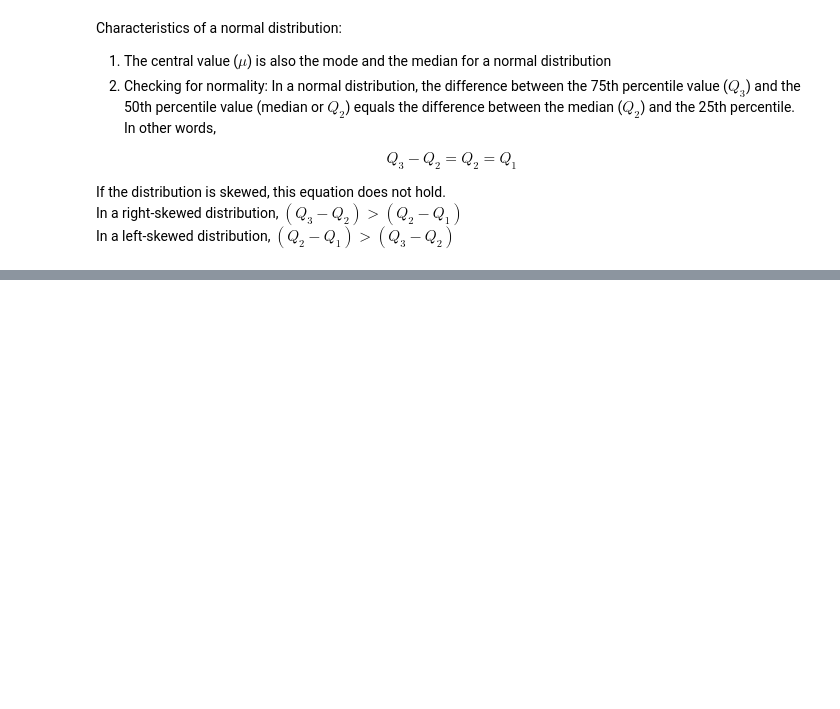
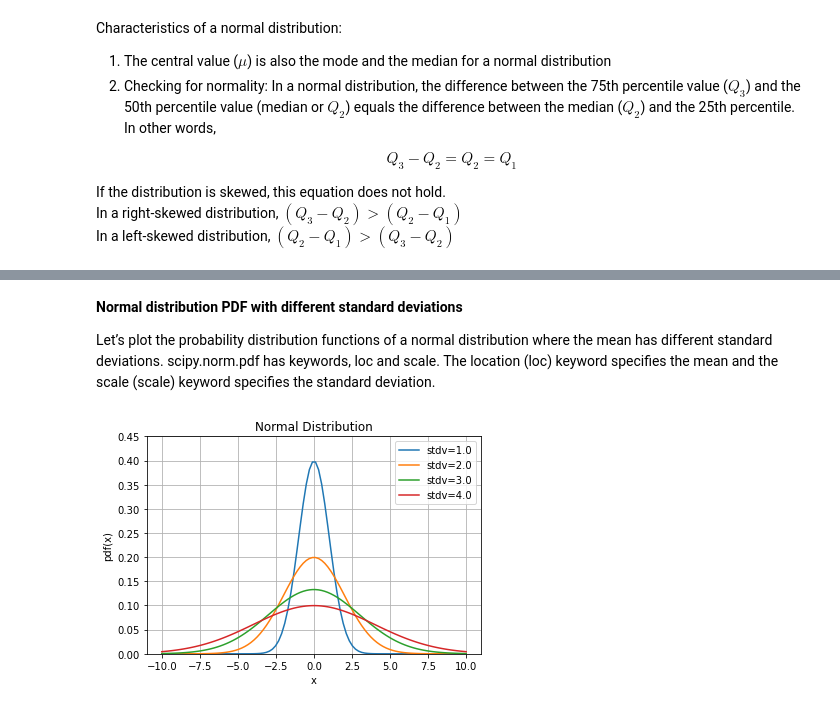
Before and after one commit to CodeRabbitHub/Statistics-and-Probability-For-Data-Science, a Jupyter notebook: 04. Probability distributions.ipynb, the cells around one changed output, grey strips where cells are left out. Saved outputs shown, nothing was run; the diff lists cells and outputs as text; code cells hidden in the pictures; blank space fills up the shorter version.

```diff
--- a/04. Probability distributions.ipynb
+++ b/04. Probability distributions.ipynb
@@ -193,0 +223,20 @@ original normal distribution.
+# %% [markdown]
+**Normal distribution PDF with different standard deviations**
+
+Let’s plot the probability distribution functions of a normal distribution where the mean has different standard deviations.
+scipy.norm.pdf has keywords, loc and scale. The location (loc) keyword specifies the mean and the scale (scale) keyword specifies the standard deviation.
+# %%
+fig, ax = plt.subplots()
+x = np.linspace(-10,10,100)
+stdvs = [1.0, 2.0, 3.0, 4.0]
+for s in stdvs:
+    ax.plot(x, norm.pdf(x,scale=s), label='stdv=%.1f' % s)
+
+ax.set_xlabel('x')
+ax.set_ylabel('pdf(x)')
+ax.set_title('Normal Distribution')
+ax.legend(loc='best', frameon=True)
+ax.set_ylim(0,0.45)
+ax.grid(True)
+# %% [output]
+[figure, added]
```
Also changed, not shown: parts of 30 cells of this notebook, 1 other file.
